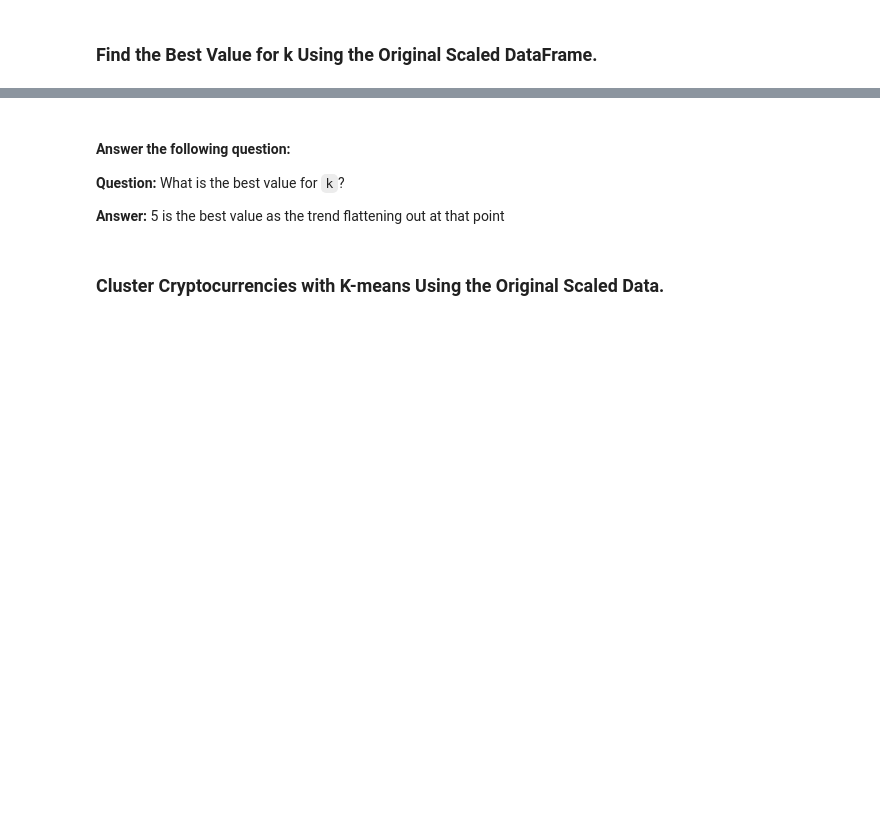
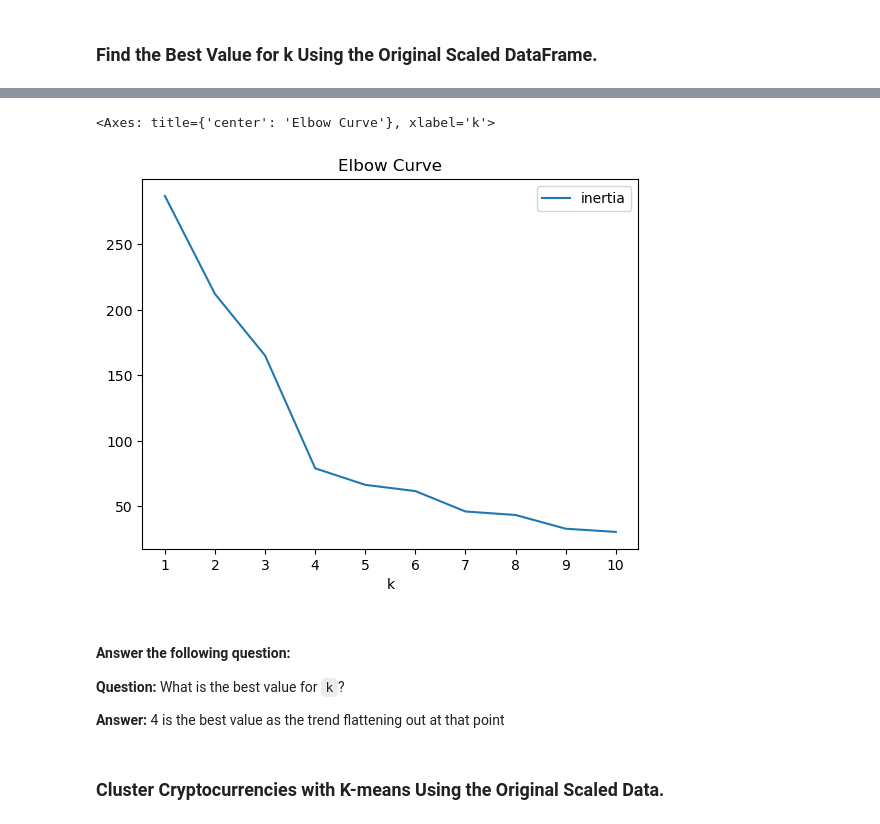
Before and after one commit to Warrens70/CryptoClustering, a Jupyter notebook: Crypto_Clustering.ipynb, the cells around one changed output, grey strips where cells are left out. Saved outputs shown, nothing was run; the diff lists cells and outputs as text; code cells hidden in the pictures; blank space fills up the shorter version.

```diff
--- a/Crypto_Clustering.ipynb
+++ b/Crypto_Clustering.ipynb
@@ -115,12 +132,21 @@ df_elbow
 # %%
 # Plot a line chart with all the inertia values computed with
 # the different values of k to visually identify the optimal value for k.
 import plotly.express as px
+elbow_plot = df_elbow.plot.line(
+    x="k",
+    y="inertia",
+    title="Elbow Curve",
+    xticks=k)
+elbow_plot
+# %% [output]
+<Axes: title={'center': 'Elbow Curve'}, xlabel='k'>
+[figure, added]
 # %% [markdown]
 #### Answer the following question:
 **Question:** What is the best value for `k`?
 
-**Answer:** 5 is the best value as the trend flattening out at that point
+**Answer:** 4 is the best value as the trend flattening out at that point
 # %% [markdown]
 ### Cluster Cryptocurrencies with K-means Using the Original Scaled Data.
 # %%
```
Also changed, not shown: parts of 14 cells of this notebook.
